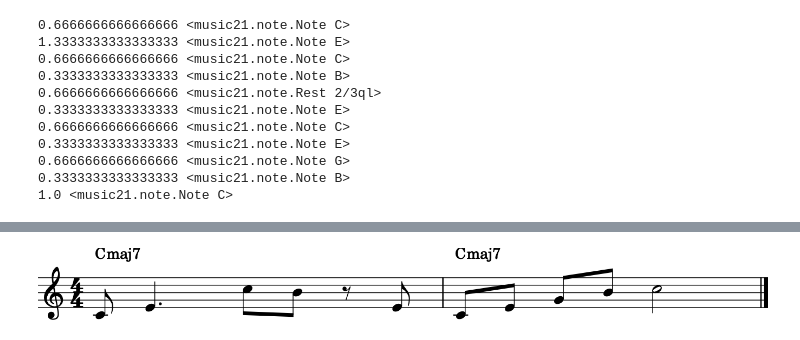
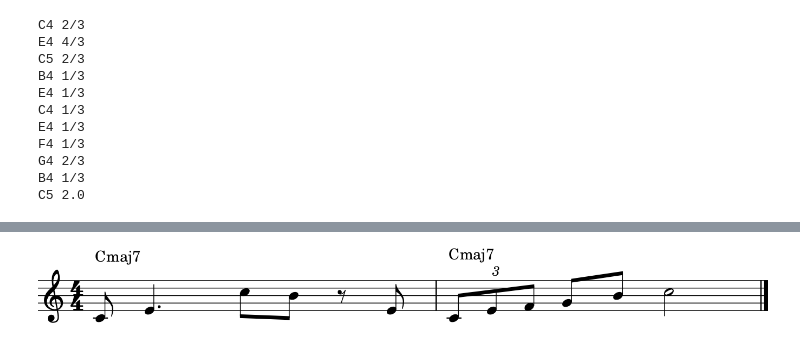
Before and after one commit to cwrightlibrary/JazzNotebooks, a Jupyter notebook: main-script.ipynb, the cells around one changed output, grey strips where cells are left out. Saved outputs shown, nothing was run; the diff lists cells and outputs as text; code cells hidden in the pictures.

```diff
--- a/main-script.ipynb
+++ b/main-script.ipynb
@@ -87,32 +87,47 @@ def music(notes: str, midi=False):
         step = 0.0
         for item in part:
             if isinstance(item, note.Note) or isinstance(item, note.Rest):
+                if str(step)[-1] == "9":
+                    step = float(round(step))
+                elif str(step)[-1] == "2":
+                    step = float(round(step))
                 if isinstance(item, note.Note):
                     new_note = note.Note(item.pitch)
+                    if item.tie:
+                        if "start" in str(item.tie):
+                            new_note.tie = tie.Tie("start")
+                        if "stop" in str(item.tie):
+                            new_note.tie = tie.Tie("stop")
+                        if "continue" in str(item.tie):
+                            new_note.tie = tie.Tie("continue")
                 else:
                     new_note = note.Rest()
                 if str(step)[-2:] == ".0":
                     if item.quarterLength == 0.5:
                         new_note.quarterLength = (0.333333333 * 2)
-                        # print("add swing me", item)
                     elif item.quarterLength == 1.5:
                         new_note.quarterLength = 1 + (0.333333333 * 2)
-                        # print("sub swing me", item)
+                    elif str(item.quarterLength) == "1/3":
+                        new_note.quarterLength = 0.333333333
+                    else:
+                        new_note.quarterLength = item.quarterLength
                 elif str(step)[-2:] == ".5":
                     if item.quarterLength == 0.5:
                         new_note.quarterLength = 0.333333333
-                        # print("sub swing me", item)
                     elif item.quarterLength == 1.5:
                         new_note.quarterLength = 1 + .333333333
-                        # print("sub swing me", item)
+                    else:
+                        new_note.quarterLength = item.quarterLength
+                if str(item.quarterLength) == "1/3":
+                    new_note.quarterLength = 0.333333333
                 swung_part.append(new_note)
                 step += item.quarterLength
-                # 0.333333333
             else:
                 swung_part.append(item)
         for item in swung_part:
-            if isinstance(item, note.Note) or isinstance(item, note.Rest):
-                print(float(item.quarterLength), item)
+            if isinstance(item, note.Note):
+                pass
+                # print(item.pitch, item.quarterLength)
         swung_s = stream.Stream()
         swung_s.append(swung_part)
         return swung_s.show("midi")
@@ -143,20 +141,20 @@ music(notes)
 [interactive output not drawn]
 [figure]
 # %%
-notes = "^treble c 4/4^!cmaj7 c4/.5 e4/1.5 c5/.5 b4/.5 r/.5 e4/.5 !cmaj7 c4/.5 e4/.5 g4/.5 b4/.5 c5/2"
+notes = "^treble c 4/4^!cmaj7 c4/.5 e4/1.5 c5/.5 b4/.5 r/.5 e4/.5 !cmaj7 c4/.3 e4/.3 f4/.3 g4/.5 b4/.5 c5/2"
 music(notes, True)
 music(notes)
 # %% [output]
-0.6666666666666666 <music21.note.Note C>
-1.3333333333333333 <music21.note.Note E>
-0.6666666666666666 <music21.note.Note C>
-0.3333333333333333 <music21.note.Note B>
-0.6666666666666666 <music21.note.Rest 2/3ql>
-0.3333333333333333 <music21.note.Note E>
-0.6666666666666666 <music21.note.Note C>
-0.3333333333333333 <music21.note.Note E>
-0.6666666666666666 <music21.note.Note G>
-0.3333333333333333 <music21.note.Note B>
-1.0 <music21.note.Note C>
+C4 2/3
+E4 4/3
+C5 2/3
+B4 1/3
+E4 1/3
+C4 1/3
+E4 1/3
+F4 1/3
+G4 2/3
+B4 1/3
+C5 2.0
 [interactive output not drawn]
-[figure, old version]
+[figure, new version]
```
Also changed, not shown: parts of 2 cells of this notebook.
